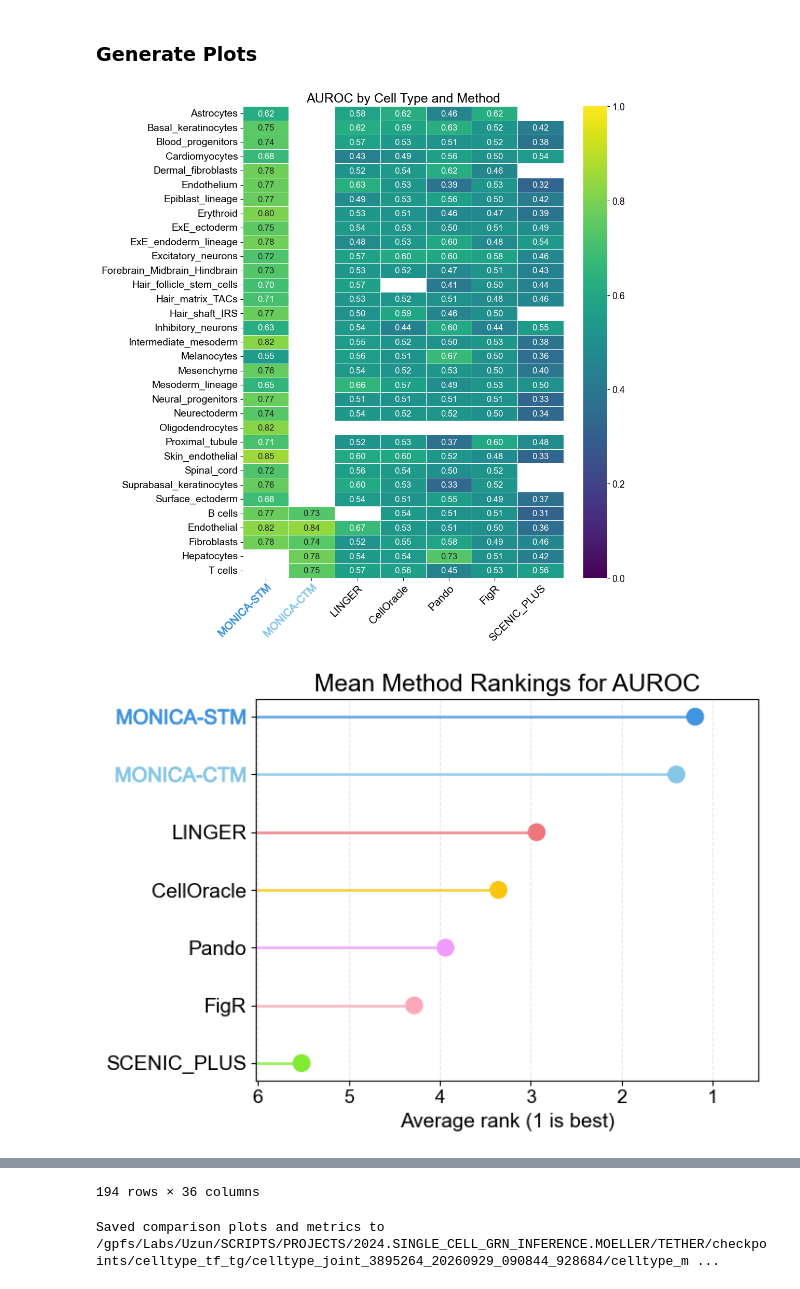
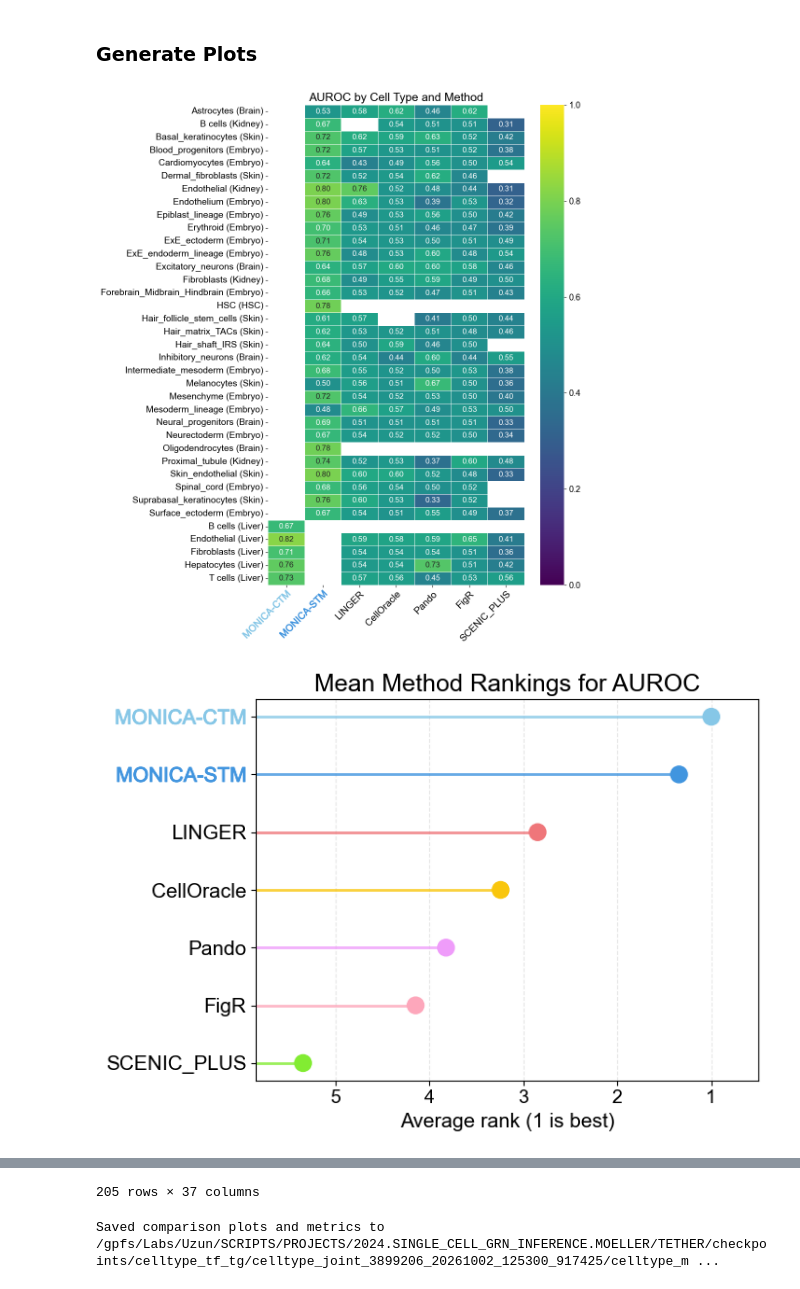
Before and after one commit to emoeller80281/Custom_GRN_Inference, a Jupyter notebook: TETHER/scripts/celltype_model_evaluation.ipynb, the cells around one changed output, grey strips where cells are left out. Saved outputs shown, nothing was run; the diff lists cells and outputs as text; code cells hidden in the pictures.

Commit message:
Updated heatmap to show tissue names. Created scripts to generate self- and cross-evaluation GRNs, with the cross-evaluation GRNs as the samples held out during training.

```diff
--- a/TETHER/scripts/celltype_model_evaluation.ipynb
+++ b/TETHER/scripts/celltype_model_evaluation.ipynb
@@ -613,10 +620,12 @@ def evaluate(model, loader, desc="Evaluating"):
 # %%
 species = "mm10"
 
-model_run_name = "celltype_joint_3895264_20260929_090844_928684"
+model_run_name = "celltype_joint_3899206_20261002_125300_917425"
 
 mm10_tf_dna_path = CHKPT_DIR / "new_tf_dna_models" / "mm10_3831017_epoch_12.ckpt"
 model_checkpoint = CHKPT_DIR / "celltype_tf_tg" / model_run_name / "checkpoints" / "last.ckpt"
+
+run_config = load_run_config(model_checkpoint)
 
 device = torch.device("cuda" if torch.cuda.is_available() else "cpu")
 
@@ -2026,6 +2182,18 @@ metric_name_map = {
     "f1": "F1",
 }
 
+sample_tissue_map = {
+    "E7.5_rep1": "Embryo", "E7.5_rep2": "Embryo",
+    "E8.0_rep1": "Embryo", "E8.0_rep2": "Embryo",
+    "E8.5_rep1": "Embryo", "E8.5_rep2": "Embryo",
+    "Ctrl_4weeks_1": "Kidney", "Ctrl_4weeks_2": "Kidney", "Ctrl_6months_1": "Kidney",
+    "skin_late_anagen": "Skin",
+    "brain": "Brain",  # GSE140203_shareseq:brain and 10x_E18_mouse_brain:brain share this name
+    "young_rep1": "HSC", "young_rep2": "HSC", "old_rep1": "HSC", "old_rep2": "HSC",
+    "liver_sample": "Liver",
+}
+
+
 comparison_plot_dir = (
     model_checkpoint.parent.parent / "celltype_method_comparison_plots"
 )
@@ -2033,14 +2201,20 @@ comparison_plot_dir.mkdir(parents=True, exist_ok=True)
 
 comparison_metric_df = celltype_metrics_df.copy()
 
+comparison_metric_df["tissue"] = comparison_metric_df["sample_name"].map(sample_tissue_map)
+unmapped = sorted(comparison_metric_df.loc[comparison_metric_df["tissue"].isna(), "sample_name"].unique())
+if unmapped:
+    raise ValueError(f"No tissue in sample_tissue_map for: {unmapped}")
+
+
 # Average each method's metrics over the samples that contain the cell type.
 numeric_cols = comparison_metric_df.select_dtypes("number").columns
 comparison_metric_df = (
-    comparison_metric_df.groupby(["cell_type", "method_name"], as_index=False)[numeric_cols].mean()
+    comparison_metric_df.groupby(["cell_type", "tissue", "method_name"], as_index=False)[numeric_cols].mean()
 )
 
 comparison_metric_df["panel"] = (
-    comparison_metric_df["cell_type"]
+    comparison_metric_df["cell_type"] + " (" + comparison_metric_df["tissue"] +")"
 )
 
 # Set method order: TF-TG models first, then the other methods.
@@ -2264,32 +2438,32 @@ for metric_name in ("auroc", "auprc"):
     ax_rank.set_xlim(max_rank, 0.5)
     ax_rank.invert_yaxis()
     ax_rank.set_xlabel("Average rank (1 is best)", fontsize=15)
     ax_rank.set_title(f"Mean Method Rankings for {metric_name.upper()}", fontsize=18)
     ax_rank.grid(axis="x", linestyle="--", alpha=0.3)
     fig_rank.tight_layout()
     fig_rank.savefig(
         comparison_plot_dir / f"average_{metric_name}_rank_lollipop.png",
         dpi=300, bbox_inches="tight", facecolor="white",
     )
     plt.show()
 
     rank_summary[metric_name] = {
         "rank_data": rank_df,
         "average_rank": average_rank,
         "heatmap": (fig_heatmap, ax_heatmap),
         "lollipop": (fig_rank, ax_rank),
     }
 
 all_comparison_figures["rank_summary"] = rank_summary
 comparison_metric_df.to_csv(
     comparison_plot_dir / "comparison_metrics_by_cell_type.csv", index=False,
 )
 display(
     comparison_metric_df.sort_values(
         ["cell_type", "auroc"], ascending=[True, False],
     ).reset_index(drop=True)
 )
 print(f"Saved comparison plots and metrics to {comparison_plot_dir}")
 # %% [output]
-[figure, old version]
+[figure, new version]
-[figure, old version]
+[figure, new version]
@@ -2310,2 +2484,2 @@ print(f"Saved comparison plots and metrics to {comparison_plot_dir}")
-194 rows × 36 columns
+205 rows × 37 columns
-Saved comparison plots and metrics to /gpfs/Labs/Uzun/SCRIPTS/PROJECTS/2024.SINGLE_CELL_GRN_INFERENCE.MOELLER/TETHER/checkpoints/celltype_tf_tg/celltype_joint_3895264_20260929_090844_928684/celltype_m ...
+Saved comparison plots and metrics to /gpfs/Labs/Uzun/SCRIPTS/PROJECTS/2024.SINGLE_CELL_GRN_INFERENCE.MOELLER/TETHER/checkpoints/celltype_tf_tg/celltype_joint_3899206_20261002_125300_917425/celltype_m ...
```
Also changed, not shown: parts of 19 cells of this notebook, 7 other files.
